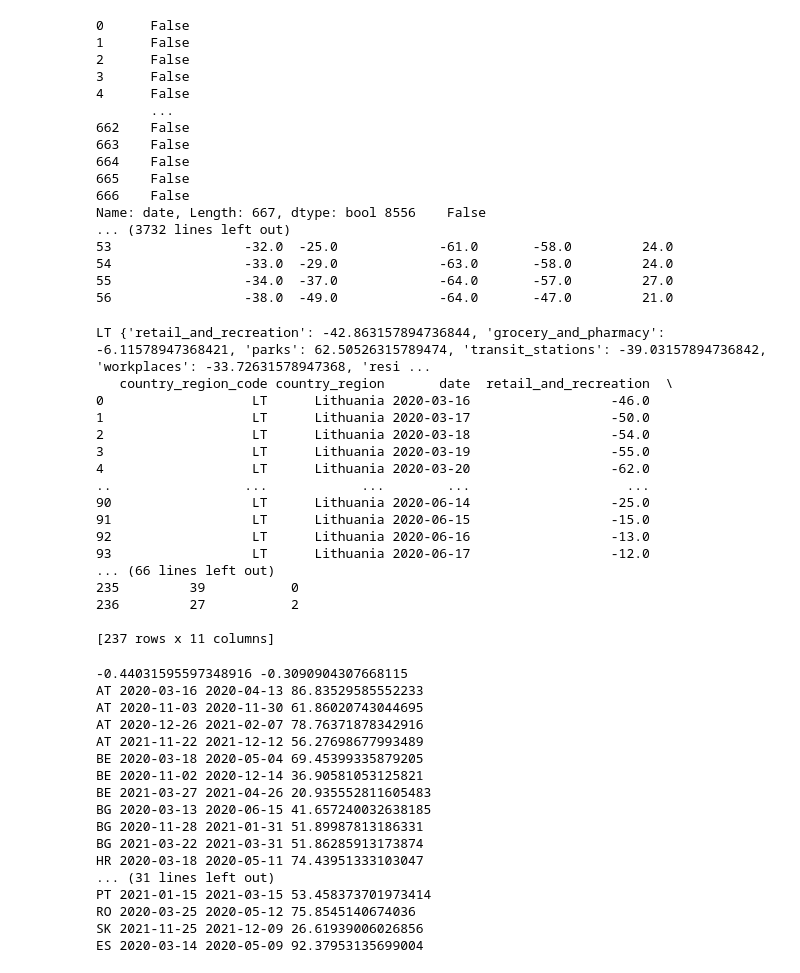
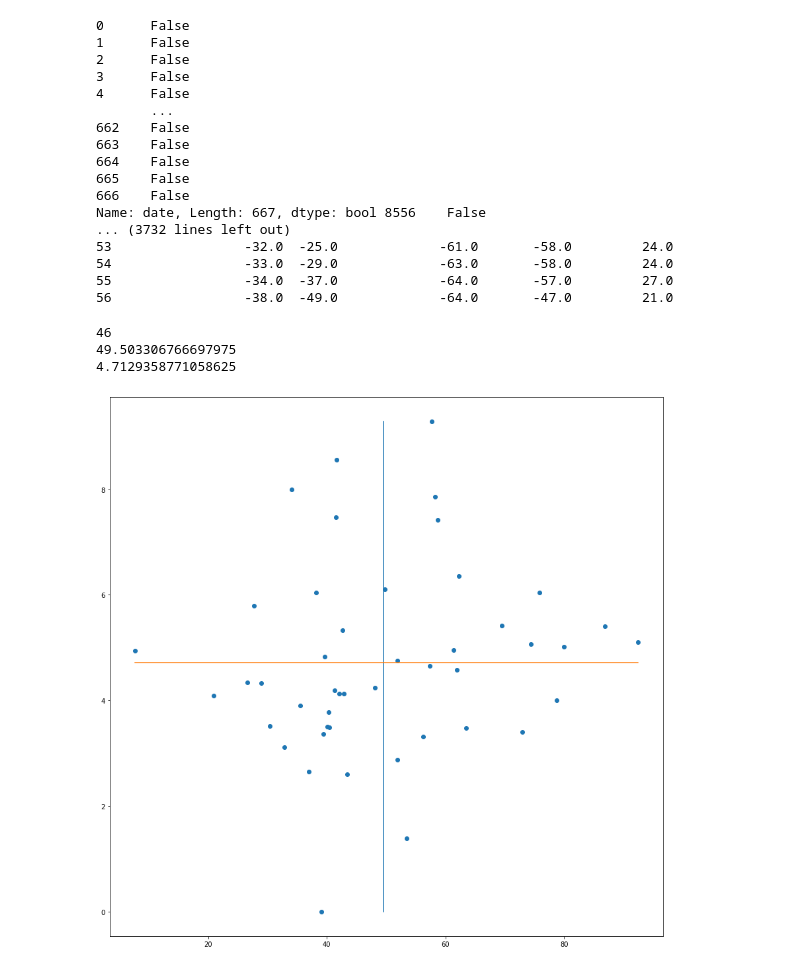
Before and after one commit to furkan116/covid-lockdown-data, a Jupyter notebook: main.ipynb, the cells around one changed output. Saved outputs shown, nothing was run; the diff lists cells and outputs as text; code cells hidden in the pictures.

```diff
--- a/main.ipynb
+++ b/main.ipynb
@@ -195,59 +197,17 @@ for lockdown in lockdowns:
     success_point_for_lockdown += success_percent_workplaces * workplaces_factor
     success_point_for_lockdown += success_percent_residential * residential_factor
     lockdown.set_lockdown_success_point(success_point_for_lockdown)
-    if lockdown.country_code == 'LT':
-        print(lockdown.country_code, lockdown.get_avg_values(), lockdown.lockdown_start_date, lockdown.lockdown_end_date)
-        print(lockdown.dataframe)
 
     avg_new_cases_before_lockdown = lockdown.get_before_lockdown_average_case_count_by_week(who_data, 2)
     avg_new_cases_after_lockdown = lockdown.get_after_lockdown_average_case_count_by_week(who_data, 1)
     change_on_percent = (avg_new_cases_after_lockdown - avg_new_cases_before_lockdown) / avg_new_cases_before_lockdown
-    lockdown.set_change_percent(change_on_percent * 100)#bakalım #index new cases tabi bunlar hepsi oldu
-    #print(change_on_percent, avg_new_cases_after_lockdown, avg_new_cases_before_lockdown, lockdown.lockdown_start_date, lockdown.lockdown_end_date, lockdown.country_code)#ortalama hangisi?
+    lockdown.set_change_percent(change_on_percent * 100)
-# %% [output]
-LT {'retail_and_recreation': -42.863157894736844, 'grocery_and_pharmacy': -6.11578947368421, 'parks': 62.50526315789474, 'transit_stations': -39.03157894736842, 'workplaces': -33.72631578947368, 'resi ...
-   country_region_code country_region       date  retail_and_recreation  \
-0                   LT      Lithuania 2020-03-16                  -46.0
-1                   LT      Lithuania 2020-03-17                  -50.0
-2                   LT      Lithuania 2020-03-18                  -54.0
-3                   LT      Lithuania 2020-03-19                  -55.0
-4                   LT      Lithuania 2020-03-20                  -62.0
-..                 ...            ...        ...                    ...
-90                  LT      Lithuania 2020-06-14                  -25.0
-91                  LT      Lithuania 2020-06-15                  -15.0
-92                  LT      Lithuania 2020-06-16                  -13.0
-93                  LT      Lithuania 2020-06-17                  -12.0
-... (66 lines left out)
-235         39           0
-236         27           2
-
-[237 rows x 11 columns]
 # %%
 percent_values = [lockdown.lockdown_success_point for lockdown in lockdowns]
 min_v = min(percent_values) - 0.01
 max_v = max(percent_values) + 0.01
-print(min_v, max_v)#nasıl?
 for lockdown in lockdowns:
     lockdown.fixed_success_point = (max_v - lockdown.lockdown_success_point) / (max_v - min_v) * 100
-    print(lockdown.country_code, lockdown.lockdown_start_date, lockdown.lockdown_end_date,lockdown.fixed_success_point)
-# %% [output]
--0.44031595597348916 -0.3090904307668115
-AT 2020-03-16 2020-04-13 86.83529585552233
-AT 2020-11-03 2020-11-30 61.86020743044695
-AT 2020-12-26 2021-02-07 78.76371878342916
-AT 2021-11-22 2021-12-12 56.27698677993489
-BE 2020-03-18 2020-05-04 69.45399335879205
-BE 2020-11-02 2020-12-14 36.90581053125821
-BE 2021-03-27 2021-04-26 20.935552811605483
-BG 2020-03-13 2020-06-15 41.657240032638185
-BG 2020-11-28 2021-01-31 51.89987813186331
-BG 2021-03-22 2021-03-31 51.86285913173874
-HR 2020-03-18 2020-05-11 74.43951333103047
-... (31 lines left out)
-PT 2021-01-15 2021-03-15 53.458373701973414
-RO 2020-03-25 2020-05-12 75.8545140674036
-SK 2021-11-25 2021-12-09 26.61939006026856
-ES 2020-03-14 2020-05-09 92.37953135699004
 # %%
 with open('sonuc.csv', 'w') as csv_file:
     writer = csv.writer(csv_file)
@@ -257,3 +217,27 @@ with open('sonuc.csv', 'w') as csv_file:
          lockdown.lockdown_end_date,
          lockdown.fixed_success_point,
          lockdown.get_change_percent()]  for lockdown in lockdowns])
+# %%
+plt.figure(figsize=(15, 15))
+#plt.yticks([0, 10, 20, 50, 100, 200, 500, 1000])
+y = [lockdown.get_change_percent() for lockdown in lockdowns]
+x = [lockdown.fixed_success_point for lockdown in lockdowns]
+print(len(lockdowns))
+mean = statistics.mean(x)
+print(mean)
+
+min_y = min(y)
+y = [log(v-min_y+1) for v in y]
+min_y = min(y)
+max_y = max(y)
+print(statistics.mean(y))
+#plt.axline((mean,0), (mean, max_y))
+plt.plot((mean, mean), (0, max_y))
+plt.plot((min(x), max(x)), (statistics.mean(y), statistics.mean(y)))
+plt.scatter(x, y)#evet ben bir kısmını yaptım bir kısmı kaldı internet
+plt.show()#hazırım browsera gidiyom
+# %% [output]
+46
+49.503306766697975
+4.7129358771058625
+[figure, added]
```
Also changed, not shown: parts of 1 cell of this notebook.
